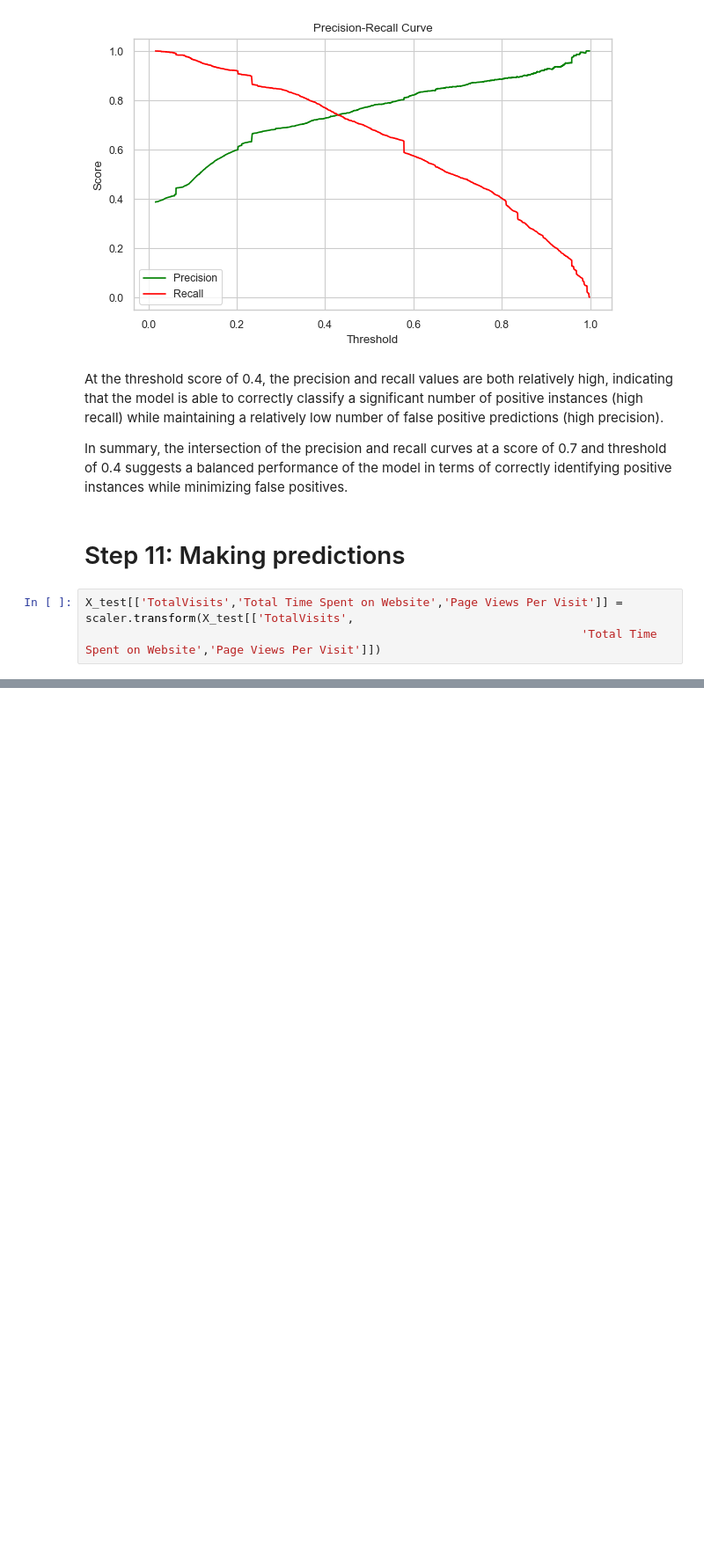
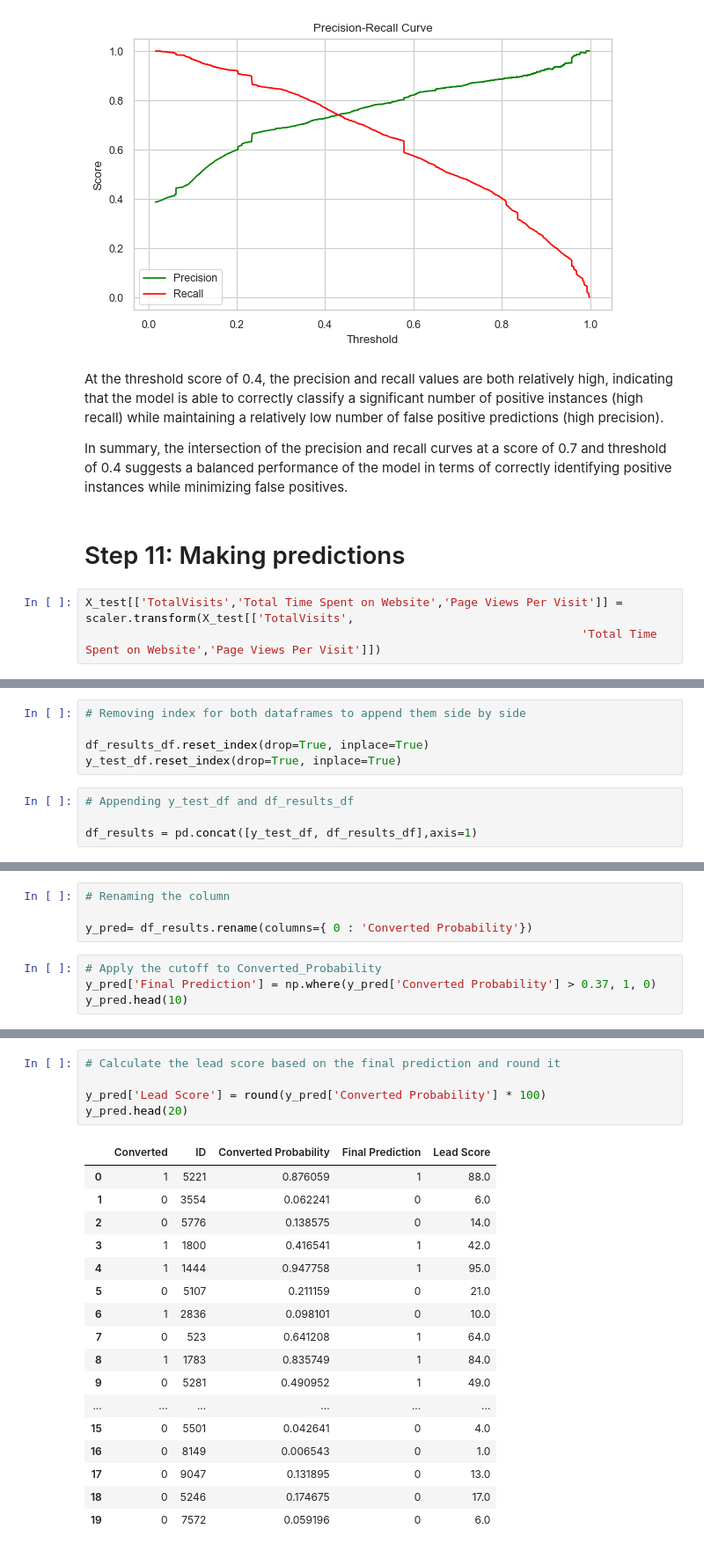
Before and after one commit to kunalworldwide/Lead-Scoring-Case-study, a Jupyter notebook: Lead-scoring-assignments.ipynb, the cells around one changed output, grey strips where cells are left out. Shown at 88% size. Cells and saved outputs as stored; diff of their text form; blank space fills up the shorter version.

Commit message:
model run on test dataset

```diff
--- a/Lead-scoring-assignments.ipynb
+++ b/Lead-scoring-assignments.ipynb
@@ -1446,0 +1487,9 @@ X_test.head()
+# %%
+# Removing index for both dataframes to append them side by side
+
+df_results_df.reset_index(drop=True, inplace=True)
+y_test_df.reset_index(drop=True, inplace=True)
+# %%
+# Appending y_test_df and df_results_df
+
+df_results = pd.concat([y_test_df, df_results_df],axis=1)
@@ -1446,0 +1505,8 @@ X_test.head()
+# %%
+# Renaming the column
+
+y_pred= df_results.rename(columns={ 0 : 'Converted Probability'})
+# %%
+# Apply the cutoff to Converted_Probability
+y_pred['Final Prediction'] = np.where(y_pred['Converted Probability'] > 0.37, 1, 0)
+y_pred.head(10)
@@ -1446,0 +1525,23 @@ X_test.head()
+# %%
+# Calculate the lead score based on the final prediction and round it
+
+y_pred['Lead Score'] = round(y_pred['Converted Probability'] * 100)
+y_pred.head(20)
+# %% [output]
+|  | Converted | ID | Converted Probability | Final Prediction | Lead Score |
+| 0 | 1 | 5221 | 0.876059 | 1 | 88.0 |
+| 1 | 0 | 3554 | 0.062241 | 0 | 6.0 |
+| 2 | 0 | 5776 | 0.138575 | 0 | 14.0 |
+| 3 | 1 | 1800 | 0.416541 | 1 | 42.0 |
+| 4 | 1 | 1444 | 0.947758 | 1 | 95.0 |
+| 5 | 0 | 5107 | 0.211159 | 0 | 21.0 |
+| 6 | 1 | 2836 | 0.098101 | 0 | 10.0 |
+| 7 | 0 | 523 | 0.641208 | 1 | 64.0 |
+| 8 | 1 | 1783 | 0.835749 | 1 | 84.0 |
+| 9 | 0 | 5281 | 0.490952 | 1 | 49.0 |
+| ... | ... | ... | ... | ... | ... |
+| 15 | 0 | 5501 | 0.042641 | 0 | 4.0 |
+| 16 | 0 | 8149 | 0.006543 | 0 | 1.0 |
+| 17 | 0 | 9047 | 0.131895 | 0 | 13.0 |
+| 18 | 0 | 5246 | 0.174675 | 0 | 17.0 |
+| 19 | 0 | 7572 | 0.059196 | 0 | 6.0 |
```
Also changed, not shown: parts of 11 cells of this notebook.
